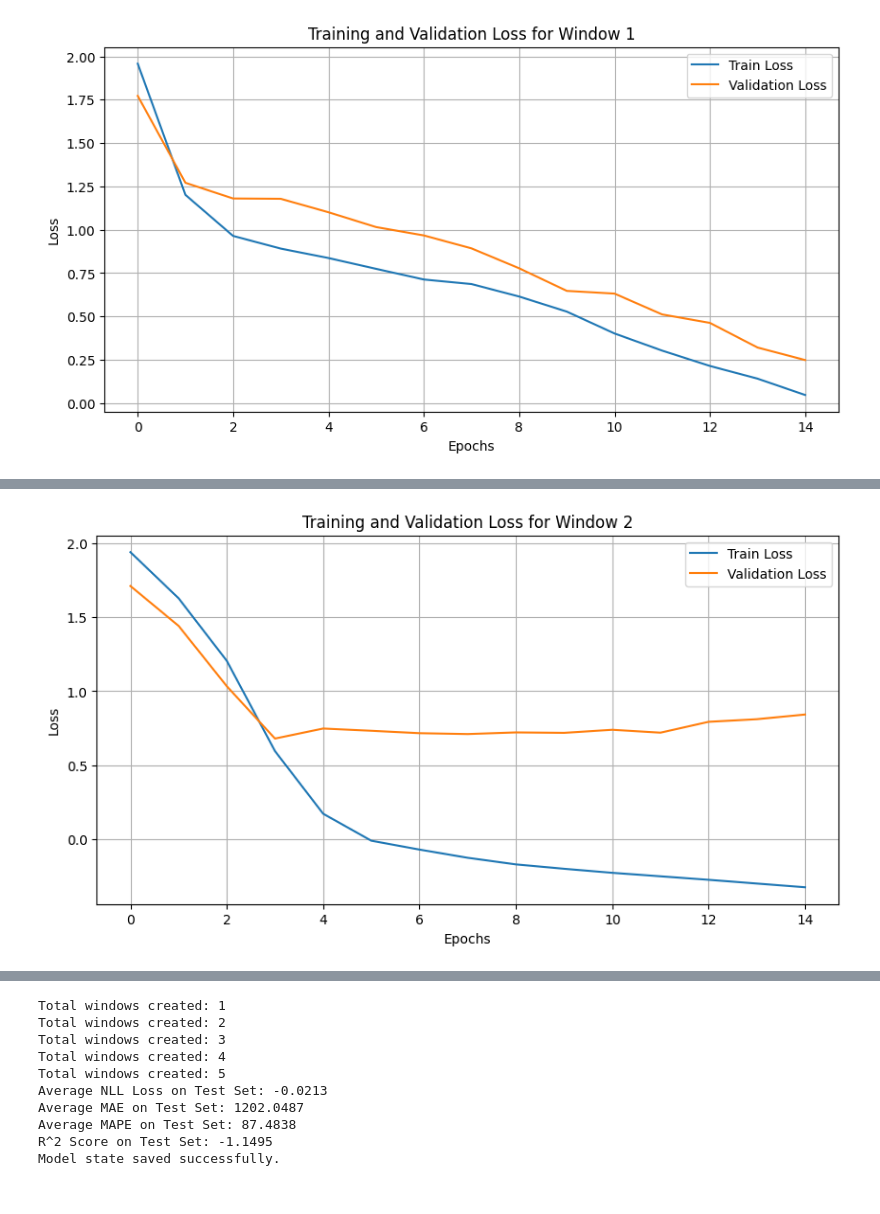
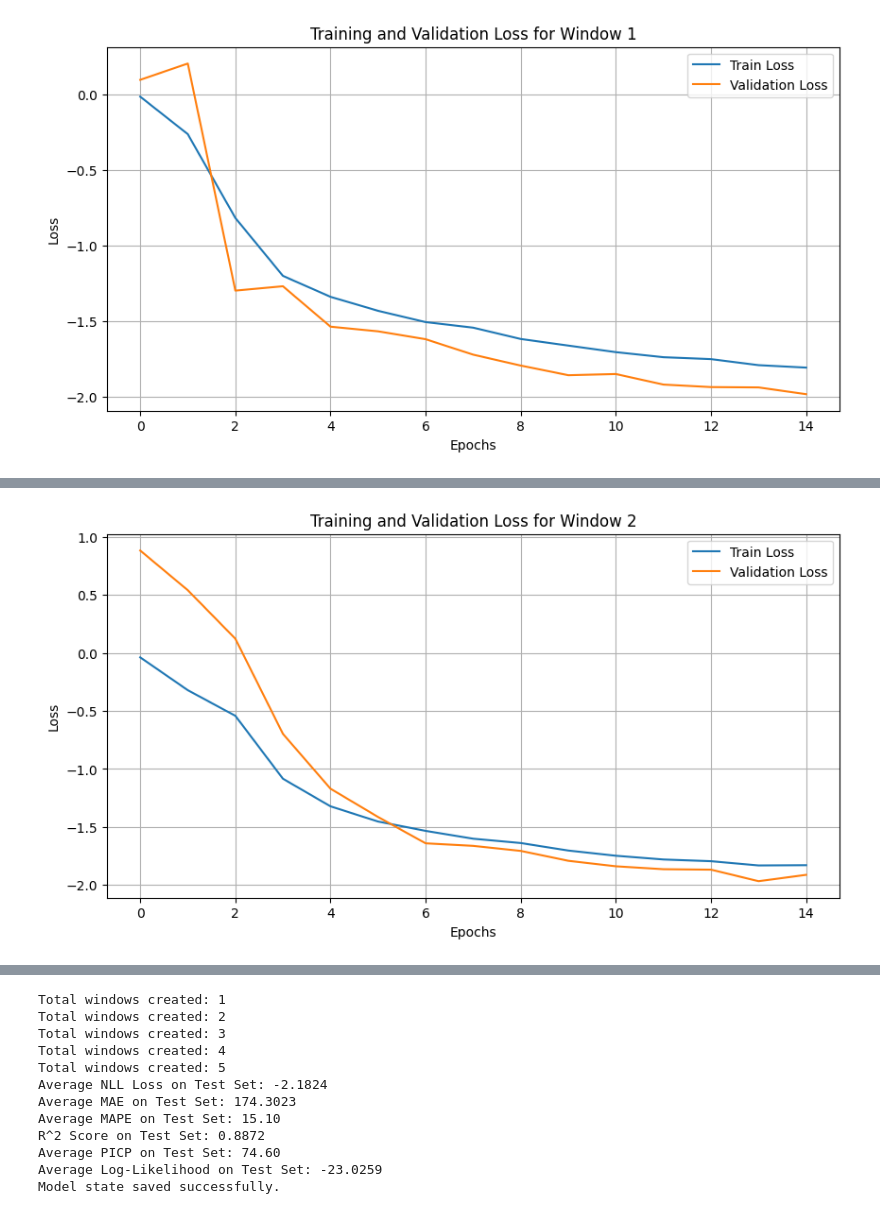
Before and after one commit to Zhaoyu9929/Master-thesis, a Jupyter notebook: 4. Deep learning part/DL_hourly/main.ipynb, the cells around one changed output, grey strips where cells are left out. Saved outputs shown, nothing was run; the diff lists cells and outputs as text; code cells hidden in the pictures.

```diff
--- a/4. Deep learning part/DL_hourly/main.ipynb
+++ b/4. Deep learning part/DL_hourly/main.ipynb
@@ -9,22 +9,21 @@ def main():
     model = train_model()
 
     # model = LSTMWithMLP(lstm_input_size=1, output_size=1, num_gaussians=5, mlp_input_dim=11)
-    # state_path = r"C:\Users\yanzh\Desktop\code_and_data\4. Deep learning part\处理数据\final_model_state.pth"
-    # model.load_state_dict(torch.load(state_path))
+    # model.load_state_dict(torch.load('final_model_state.pth'))
 
     # Test the model
-    average_nll_loss, average_mae_loss, average_mape_loss, average_r2_score = test_model(model)
+    average_nll_loss, average_mae_loss, average_mape_loss, average_r2_score, average_picp, average_ll = test_model(model)
 
     # # Output the average losses and R^2 score
     print(f'Average NLL Loss on Test Set: {average_nll_loss:.4f}')
-    # print(f'Average RMSE on Test Set: {average_rmse_loss:.4f}')
     print(f'Average MAE on Test Set: {average_mae_loss:.4f}')
-    print(f'Average MAPE on Test Set: {average_mape_loss:.4f}')
+    print(f'Average MAPE on Test Set: {average_mape_loss:.2f}')
     print(f'R^2 Score on Test Set: {average_r2_score:.4f}')
+    print(f'Average PICP on Test Set: {average_picp:.2f}')
+    print(f'Average Log-Likelihood on Test Set: {average_ll:.4f}')
 
     # Save the model state
-    state_path = r"C:\Users\yanzh\Desktop\code_and_data\4. Deep learning part\处理数据\final_model_state.pth"
-    torch.save(model.state_dict(), state_path)
+    torch.save(model.state_dict(), 'final_model_state.pth')
     print("Model state saved successfully.")
 
 if __name__ == "__main__":
@@ -45 +44 @@ Window 1 Epoch 10 Train Loss: 0.40185280357869396, Val Loss: 0.6317763200643061
-[figure, old version]
+[figure, new version]
@@ -49 +48 @@ Window 2 Epoch 10 Train Loss: -0.22560624872652896, Val Loss: 0.7394563355827
-[figure, old version]
+[figure, new version]
@@ -60,8 +59,10 @@ Total windows created: 2
 Total windows created: 3
 Total windows created: 4
 Total windows created: 5
-Average NLL Loss on Test Set: -0.0213
-Average MAE on Test Set: 1202.0487
-Average MAPE on Test Set: 87.4838
-R^2 Score on Test Set: -1.1495
+Average NLL Loss on Test Set: -2.1824
+Average MAE on Test Set: 174.3023
+Average MAPE on Test Set: 15.10
+R^2 Score on Test Set: 0.8872
+Average PICP on Test Set: 74.60
+Average Log-Likelihood on Test Set: -23.0259
 Model state saved successfully.
```
Also changed, not shown: parts of 1 cell of this notebook, 12 other files.
